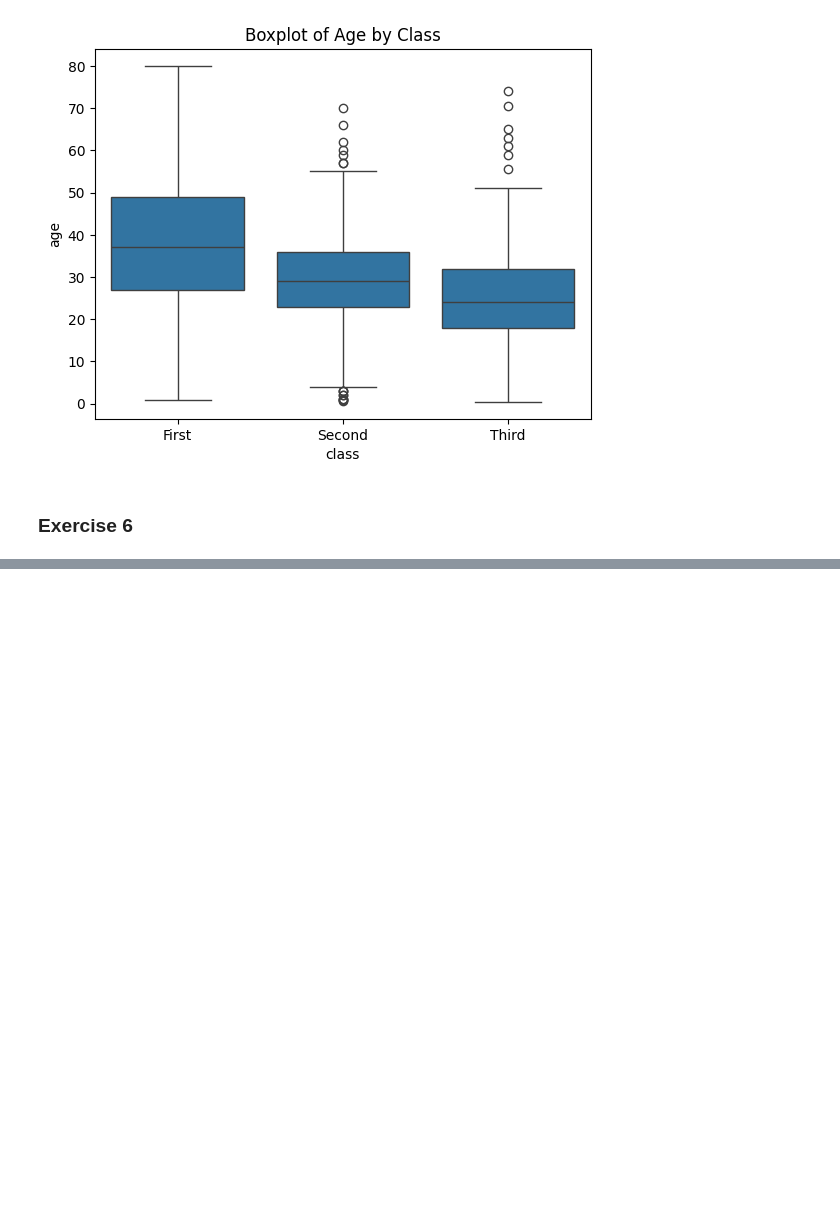
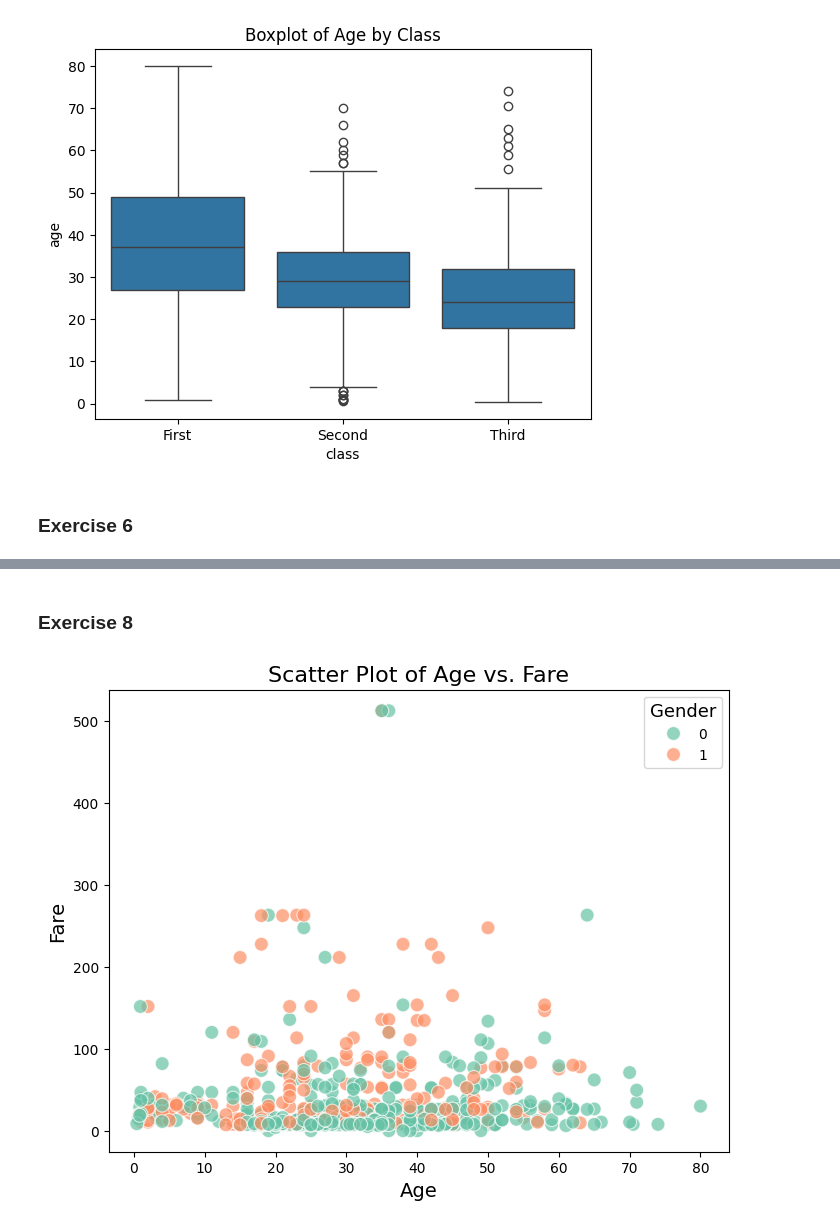
Before and after one commit to abubakarp789/100DaysofBytewise, a Jupyter notebook: Day7/Day7.ipynb, the cells around one changed output, grey strips where cells are left out. Drawn from its saved outputs; the diff is of its cells as text; code cells hidden in the pictures; blank space fills up the shorter version.

```diff
--- a/Day7/Day7.ipynb
+++ b/Day7/Day7.ipynb
@@ -75,0 +102,14 @@ plt.show()
+# %% [markdown]
+### Exercise 8
+# %%
+plt.figure(figsize=(8, 6))  # Set the figure size
+sns.scatterplot(x='Age', y='Fare', data=dataset, hue='Sex', palette='Set2', s=100, alpha=0.7)
+plt.title('Scatter Plot of Age vs. Fare', fontsize=16)  # Title with custom font size
+plt.xlabel('Age', fontsize=14)
+plt.ylabel('Fare', fontsize=14)
+
+plt.legend(title='Gender', title_fontsize='13', loc='upper right')
+
+plt.show()
+# %% [output]
+[figure, added]
```
Also changed, not shown: parts of 5 cells of this notebook.
